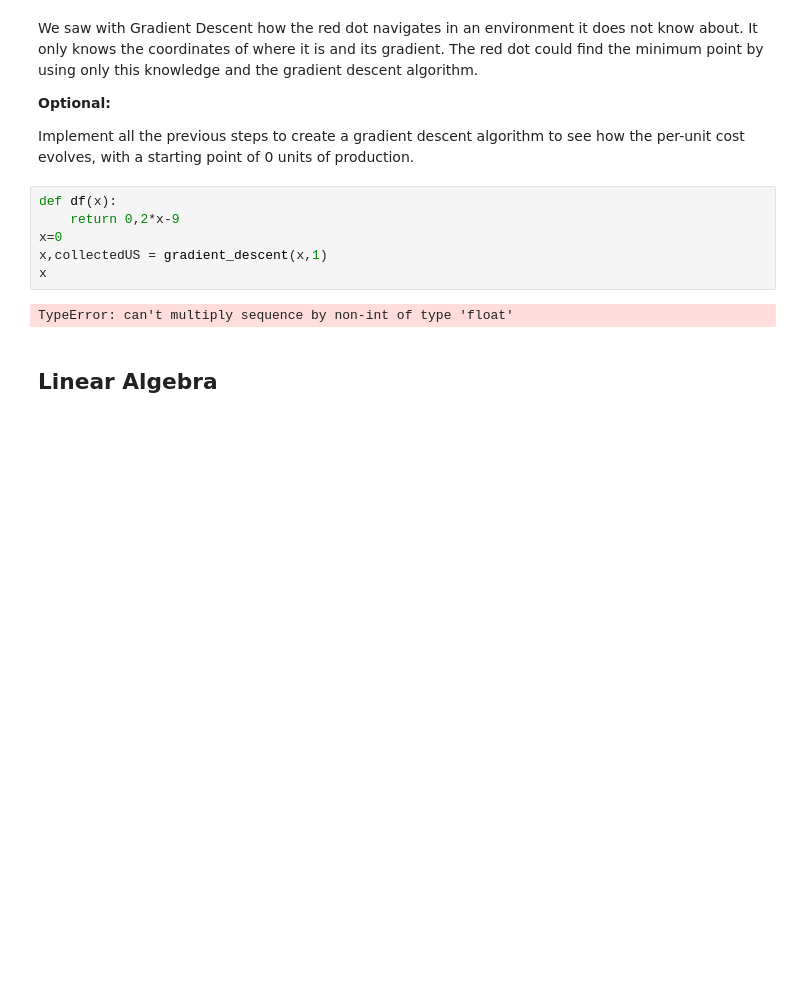
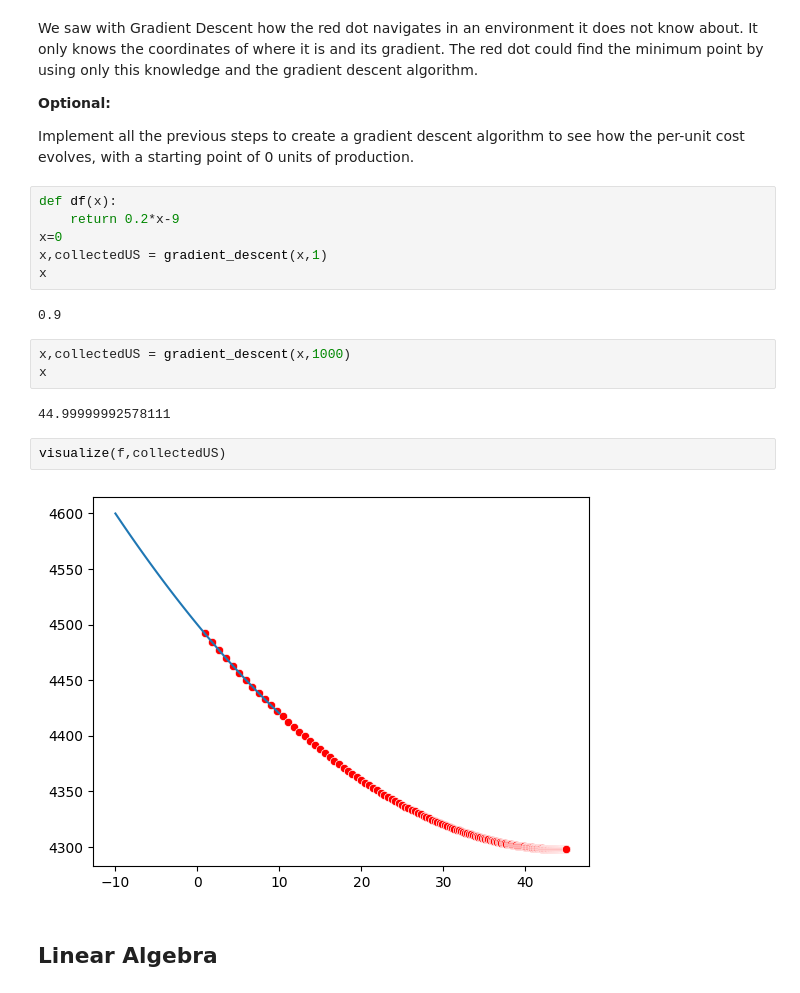
Before and after one commit to Nicolas-DL/calculus-and-algebra-problems-with-python, a Jupyter notebook: notebook/problems.ipynb, the cells around one changed output. Cells and saved outputs as stored; diff of their text form; blank space fills up the shorter version.

```diff
--- a/notebook/problems.ipynb
+++ b/notebook/problems.ipynb
@@ -273,12 +273,21 @@ We saw with Gradient Descent how the red dot navigates in an environment it does
 Implement all the previous steps to create a gradient descent algorithm to see how the per-unit cost evolves, with a starting point of 0 units of production.
 # %%
 def df(x):
-    return 0,2*x-9
+    return 0.2*x-9
 x=0
 x,collectedUS = gradient_descent(x,1)
 x
 # %% [output]
-TypeError: can't multiply sequence by non-int of type 'float'
+0.9
+# %%
+x,collectedUS = gradient_descent(x,1000)
+x
+# %% [output]
+44.99999992578111
+# %%
+visualize(f,collectedUS)
+# %% [output]
+[figure, added]
 # %% [markdown]
 ## Linear Algebra
 # %% [markdown]
```
Also changed, not shown: parts of 6 cells of this notebook.
